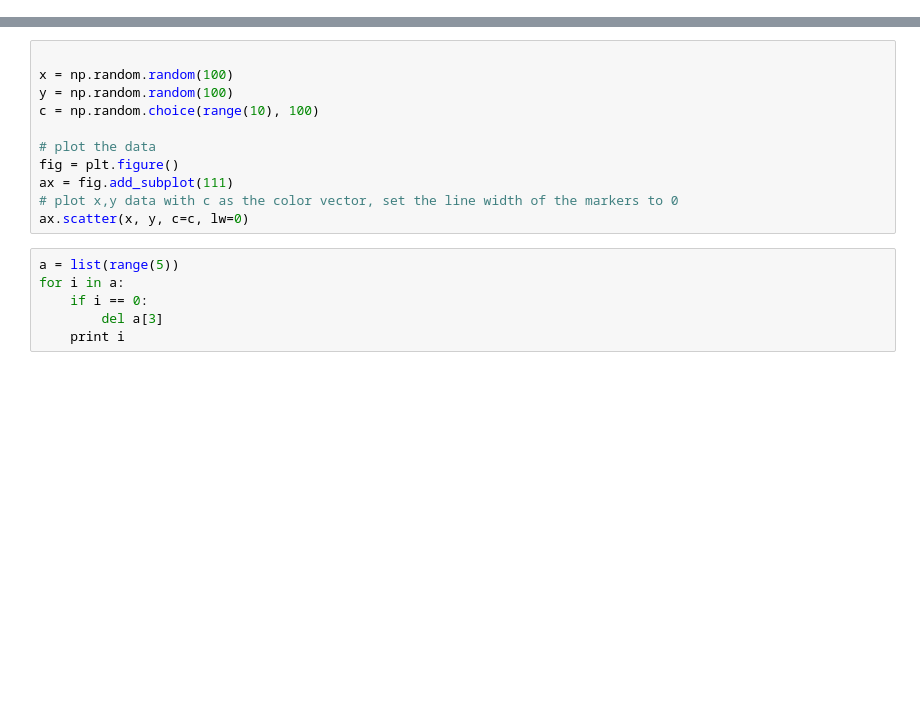
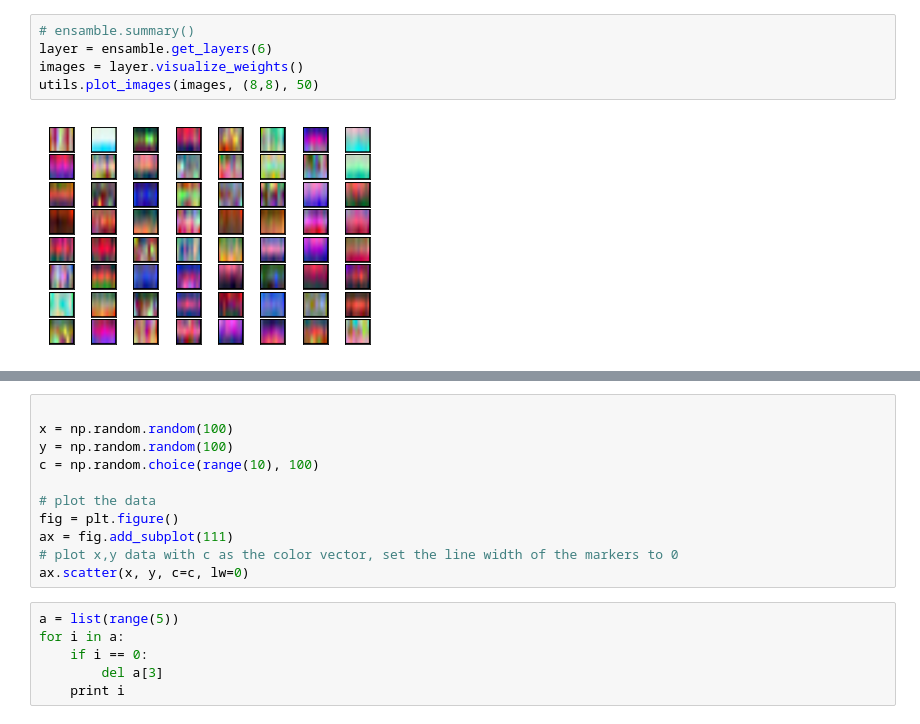
Before and after one commit to clebeson/Deep_Learning, a Jupyter notebook: main.ipynb, the cells around one changed output, grey strips where cells are left out. Drawn from its saved outputs; the diff is of its cells as text; blank space fills up the shorter version.

```diff
--- a/main.ipynb
+++ b/main.ipynb
@@ -74,0 +89,7 @@ utils.plot_images(images, (4,8))
+# %%
+# ensamble.summary()
+layer = ensamble.get_layers(6)
+images = layer.visualize_weights()
+utils.plot_images(images, (8,8), 50)
+# %% [output]
+[figure, added]
```
Also changed, not shown: parts of 9 cells of this notebook, 22 other files.
